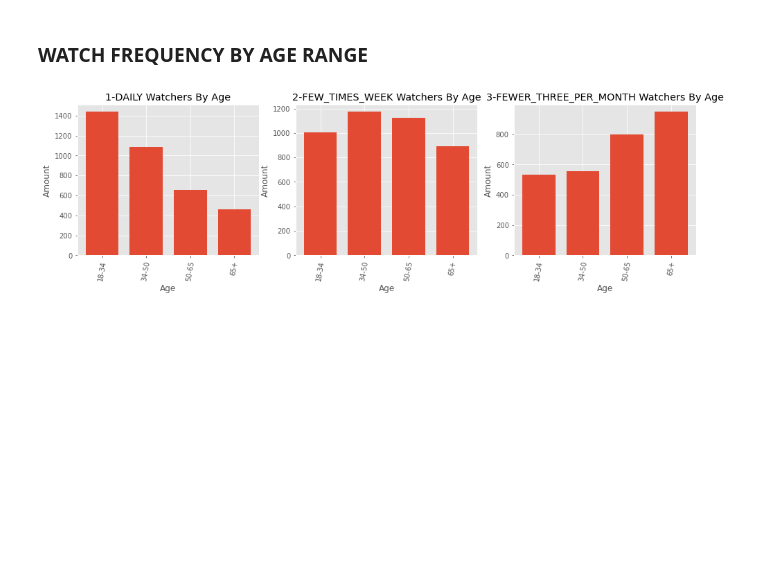
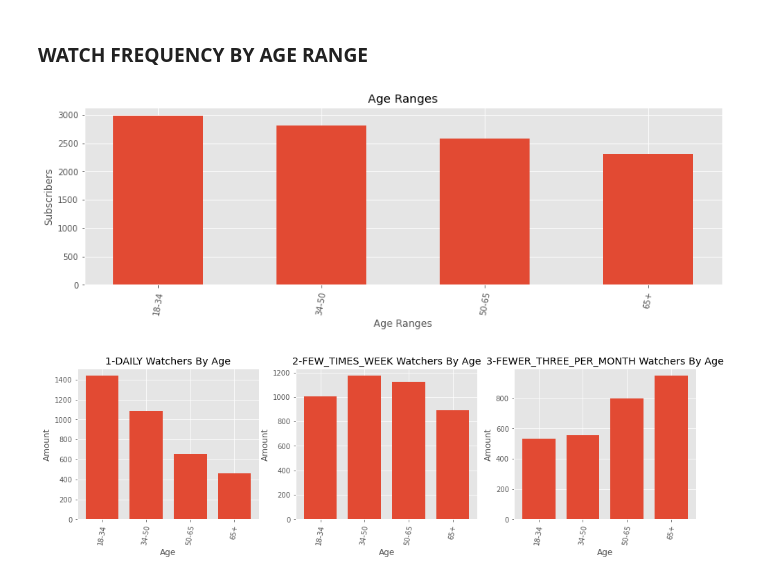
Before and after one commit to tmnkopp/NiesenDataset, a Jupyter notebook: NIESEN_EDA.ipynb, the cells around one changed output. Saved outputs shown, nothing was run; the diff lists cells and outputs as text; code cells hidden in the pictures; blank space fills up the shorter version.

```diff
--- a/NIESEN_EDA.ipynb
+++ b/NIESEN_EDA.ipynb
@@ -125,8 +125,18 @@ plt.show()
 # %%
 df=df_NIESEN_DATA
 bins = [18, 34, 50, 65, 100]
 df['age_range'] = pd.cut(df['age'], bins=bins, labels=['18-34','34-50','50-65','65+'])
 freq_list = ['1-DAILY','2-FEW_TIMES_WEEK','3-FEWER_THREE_PER_MONTH' ]
+
+dfg = df.groupby('age_range').count()
+fig, (ax, ax1) = plt.subplots(2, figsize=(14,4))
+ax = plt.subplot(111)
+ax.bar(dfg.index, dfg.age, width=.55 )
+ax.set(title='Age Ranges', ylabel='Subscribers', xlabel='Age Ranges')
+plt.setp(ax.xaxis.get_majorticklabels(), rotation=80)
+plt.show()
+# %% [output]
+[figure, added]
 # %%
 
 pindx = 0
```
Also changed, not shown: parts of 4 cells of this notebook.
